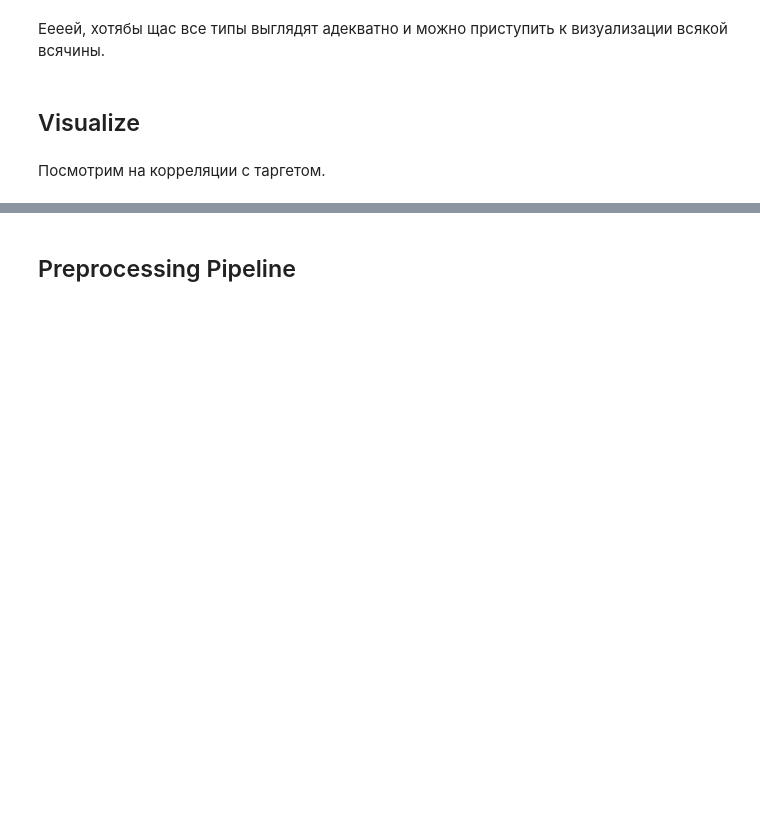
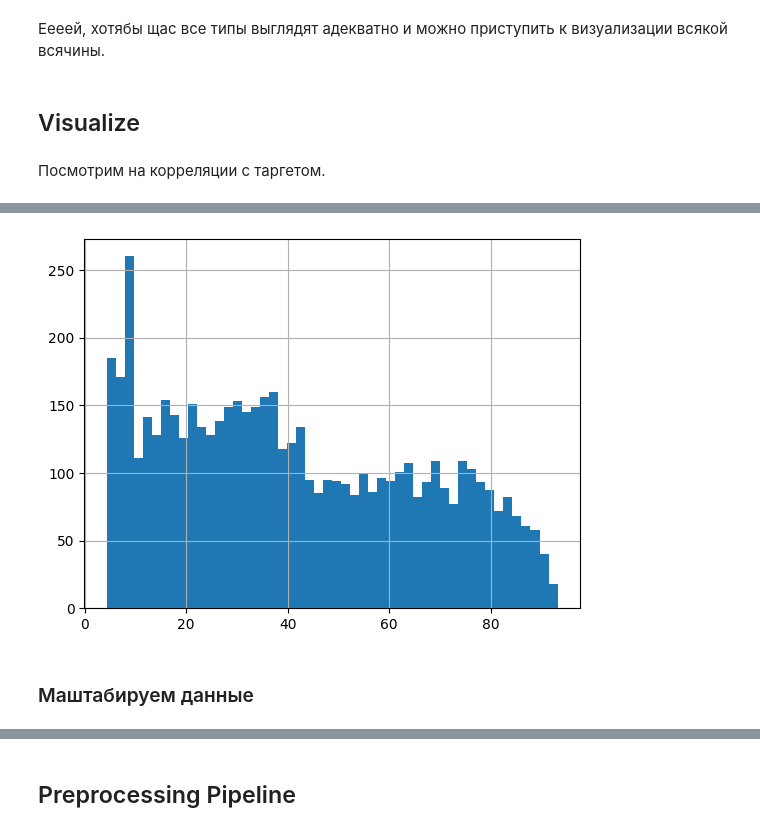
Before and after one commit to rezect/customer-churn-prediction, a Jupyter notebook: notebooks/01_eda.ipynb, the cells around one changed output, grey strips where cells are left out. Drawn from its saved outputs; the diff is of its cells as text; code cells hidden in the pictures; blank space fills up the shorter version.

```diff
--- a/notebooks/01_eda.ipynb
+++ b/notebooks/01_eda.ipynb
@@ -256,0 +311,12 @@ Name: Churn, dtype: float64
+# %%
+from sklearn.preprocessing import FunctionTransformer
+
+sqrt_trans = FunctionTransformer(np.sqrt, inverse_func=np.square)
+telco["TotalCharges"] = sqrt_trans.transform(telco[["TotalCharges"]])
+# %%
+telco["TotalCharges"].hist(bins=50)
+plt.show()
+# %% [output]
+[figure, added]
+# %% [markdown]
+### Маштабируем данные
```
Also changed, not shown: parts of 29 cells of this notebook.
